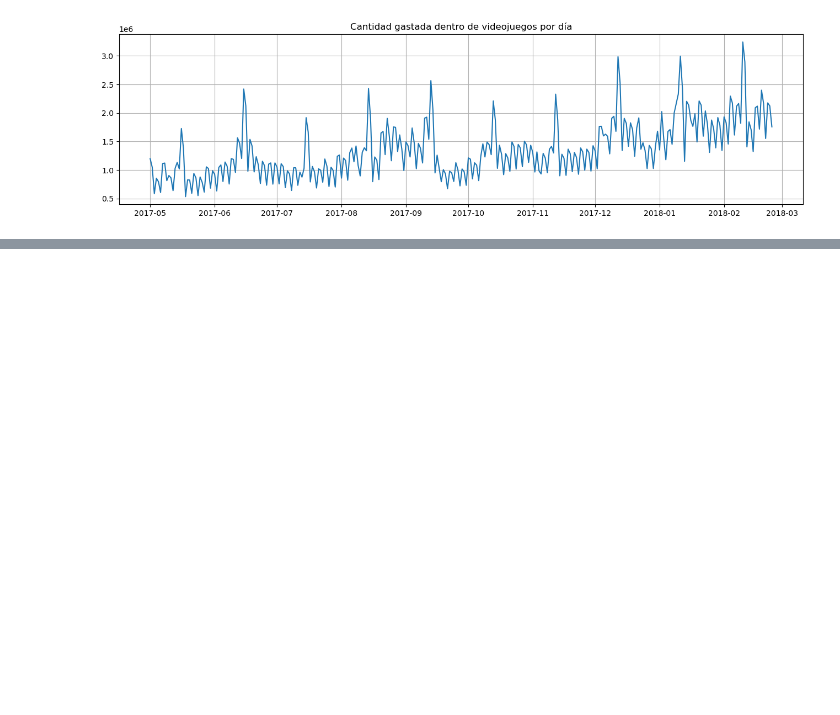
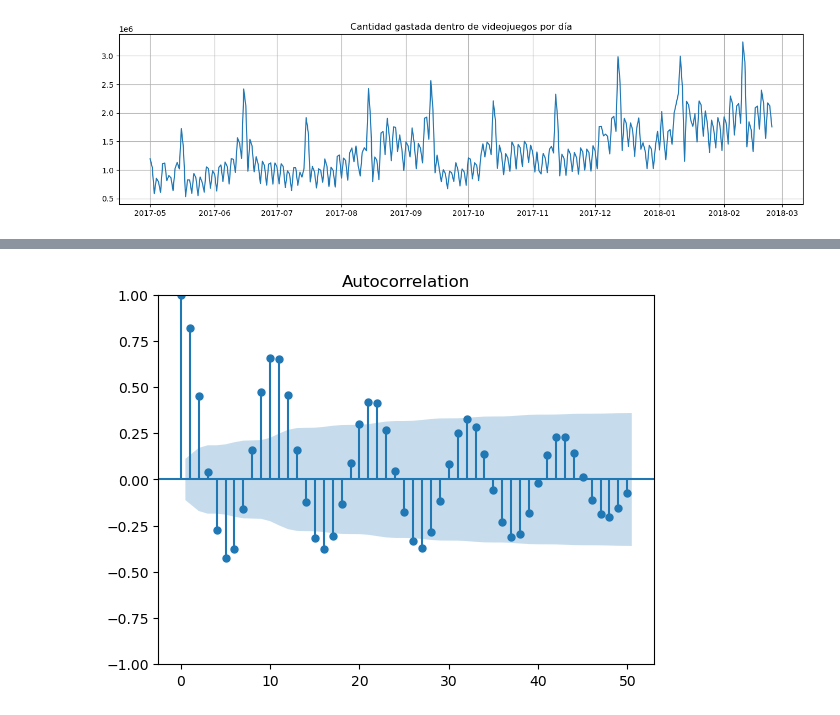
Before and after one commit to emilianodesu/LCD-5Sem-2025-1, a Jupyter notebook: PPCD/T1 Introduccion a ciencia de datos/1.4 Series de tiempo/series_de_tiempo.ipynb, the cells around one changed output, grey strips where cells are left out. Drawn from its saved outputs; the diff is of its cells as text; code cells hidden in the pictures; blank space fills up the shorter version.

```diff
--- a/PPCD/T1 Introduccion a ciencia de datos/1.4 Series de tiempo/series_de_tiempo.ipynb
+++ b/PPCD/T1 Introduccion a ciencia de datos/1.4 Series de tiempo/series_de_tiempo.ipynb
@@ -112,0 +128,3 @@ plt.show()
+# %%
+data = sm.datasets.sunspots.load_pandas().data
+data.tail()
@@ -112,0 +138,5 @@ plt.show()
+# %%
+sm.graphics.tsa.plot_acf(data.SUNACTIVITY.values, lags=50)
+plt.show()
+# %% [output]
+[figure, added]
```
Also changed, not shown: parts of 14 cells of this notebook, 21 other files.
